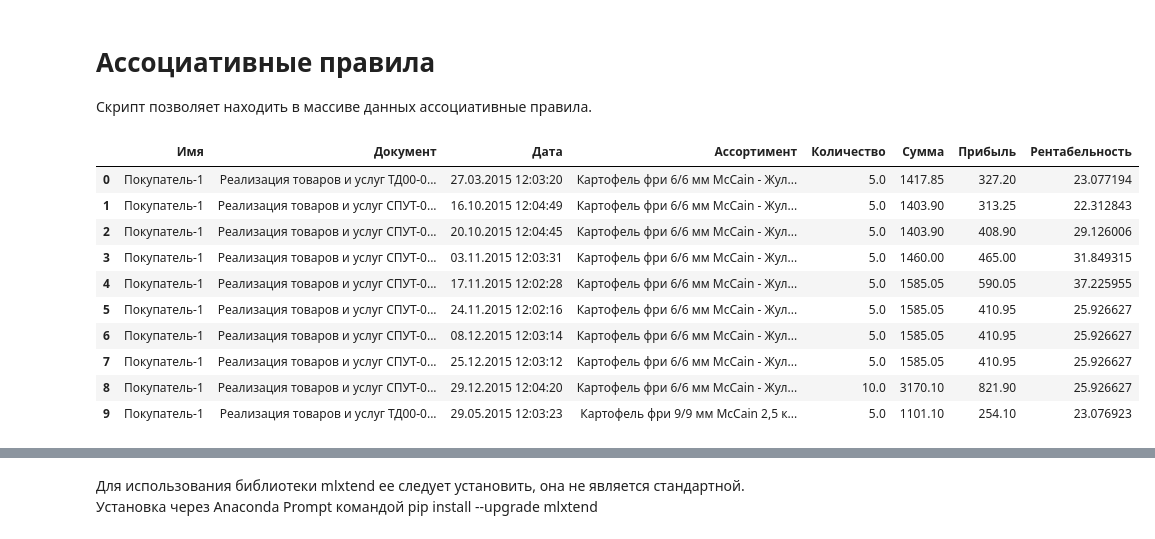
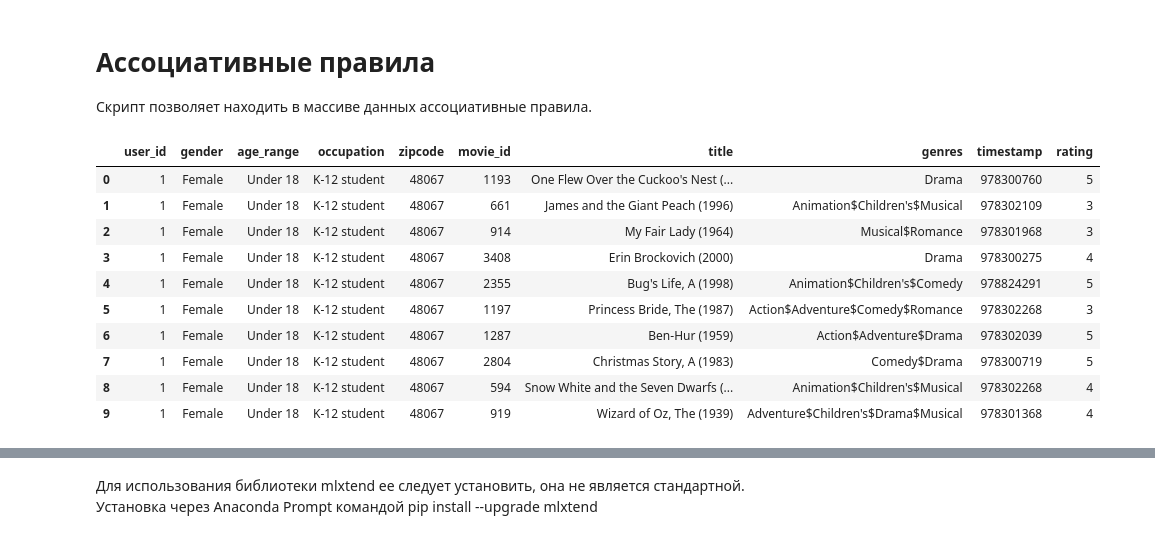
Before and after one commit to IvantsovN/Clust_and_association_rule, a Jupyter notebook: association_rule.ipynb, the cells around one changed output, grey strips where cells are left out. Saved outputs shown, nothing was run; the diff lists cells and outputs as text; code cells hidden in the pictures.

```diff
--- a/association_rule.ipynb
+++ b/association_rule.ipynb
@@ -7,20 +7,20 @@ import pandas as pd
 import numpy as np
 # %%
 #загружаем данные их файла MS Excel
-sales=pd.read_excel('DataSetMc.xlsx')
+sales=pd.read_excel('DataSet.xlsx')
 #проверяем результат, выводим первые 10 строчек кода
 sales.head(10)
 # %% [output]
-|  | Имя | Документ | Дата | Ассортимент | Количество | Сумма | Прибыль | Рентабельность |
-| 0 | Покупатель-1 | Реализация товаров и услуг ТД00-0... | 27.03.2015 12:03:20 | Картофель фри 6/6 мм McCain - Жул... | 5.0 | 1417.85 | 327.20 | 23.077194 |
-| 1 | Покупатель-1 | Реализация товаров и услуг СПУТ-0... | 16.10.2015 12:04:49 | Картофель фри 6/6 мм McCain - Жул... | 5.0 | 1403.90 | 313.25 | 22.312843 |
-| 2 | Покупатель-1 | Реализация товаров и услуг СПУТ-0... | 20.10.2015 12:04:45 | Картофель фри 6/6 мм McCain - Жул... | 5.0 | 1403.90 | 408.90 | 29.126006 |
-| 3 | Покупатель-1 | Реализация товаров и услуг СПУТ-0... | 03.11.2015 12:03:31 | Картофель фри 6/6 мм McCain - Жул... | 5.0 | 1460.00 | 465.00 | 31.849315 |
-| 4 | Покупатель-1 | Реализация товаров и услуг СПУТ-0... | 17.11.2015 12:02:28 | Картофель фри 6/6 мм McCain - Жул... | 5.0 | 1585.05 | 590.05 | 37.225955 |
-| 5 | Покупатель-1 | Реализация товаров и услуг СПУТ-0... | 24.11.2015 12:02:16 | Картофель фри 6/6 мм McCain - Жул... | 5.0 | 1585.05 | 410.95 | 25.926627 |
-| 6 | Покупатель-1 | Реализация товаров и услуг СПУТ-0... | 08.12.2015 12:03:14 | Картофель фри 6/6 мм McCain - Жул... | 5.0 | 1585.05 | 410.95 | 25.926627 |
-| 7 | Покупатель-1 | Реализация товаров и услуг СПУТ-0... | 25.12.2015 12:03:12 | Картофель фри 6/6 мм McCain - Жул... | 5.0 | 1585.05 | 410.95 | 25.926627 |
-| 8 | Покупатель-1 | Реализация товаров и услуг СПУТ-0... | 29.12.2015 12:04:20 | Картофель фри 6/6 мм McCain - Жул... | 10.0 | 3170.10 | 821.90 | 25.926627 |
-| 9 | Покупатель-1 | Реализация товаров и услуг ТД00-0... | 29.05.2015 12:03:23 | Картофель фри 9/9 мм McCain 2,5 к... | 5.0 | 1101.10 | 254.10 | 23.076923 |
+|  | user_id | gender | age_range | occupation | zipcode | movie_id | title | genres | timestamp | rating |
+| 0 | 1 | Female | Under 18 | K-12 student | 48067 | 1193 | One Flew Over the Cuckoo's Nest (... | Drama | 978300760 | 5 |
+| 1 | 1 | Female | Under 18 | K-12 student | 48067 | 661 | James and the Giant Peach (1996) | Animation$Children's$Musical | 978302109 | 3 |
+| 2 | 1 | Female | Under 18 | K-12 student | 48067 | 914 | My Fair Lady (1964) | Musical$Romance | 978301968 | 3 |
+| 3 | 1 | Female | Under 18 | K-12 student | 48067 | 3408 | Erin Brockovich (2000) | Drama | 978300275 | 4 |
+| 4 | 1 | Female | Under 18 | K-12 student | 48067 | 2355 | Bug's Life, A (1998) | Animation$Children's$Comedy | 978824291 | 5 |
+| 5 | 1 | Female | Under 18 | K-12 student | 48067 | 1197 | Princess Bride, The (1987) | Action$Adventure$Comedy$Romance | 978302268 | 3 |
+| 6 | 1 | Female | Under 18 | K-12 student | 48067 | 1287 | Ben-Hur (1959) | Action$Adventure$Drama | 978302039 | 5 |
+| 7 | 1 | Female | Under 18 | K-12 student | 48067 | 2804 | Christmas Story, A (1983) | Comedy$Drama | 978300719 | 5 |
+| 8 | 1 | Female | Under 18 | K-12 student | 48067 | 594 | Snow White and the Seven Dwarfs (... | Animation$Children's$Musical | 978302268 | 4 |
+| 9 | 1 | Female | Under 18 | K-12 student | 48067 | 919 | Wizard of Oz, The (1939) | Adventure$Children's$Drama$Musical | 978301368 | 4 |
 # %%
 #преобразуем таблицу таким образом, чтобы столбцы были наименования ассортимента, строки клиенты, а на пересечении
```
Also changed, not shown: parts of 5 cells of this notebook, 6 other files.
